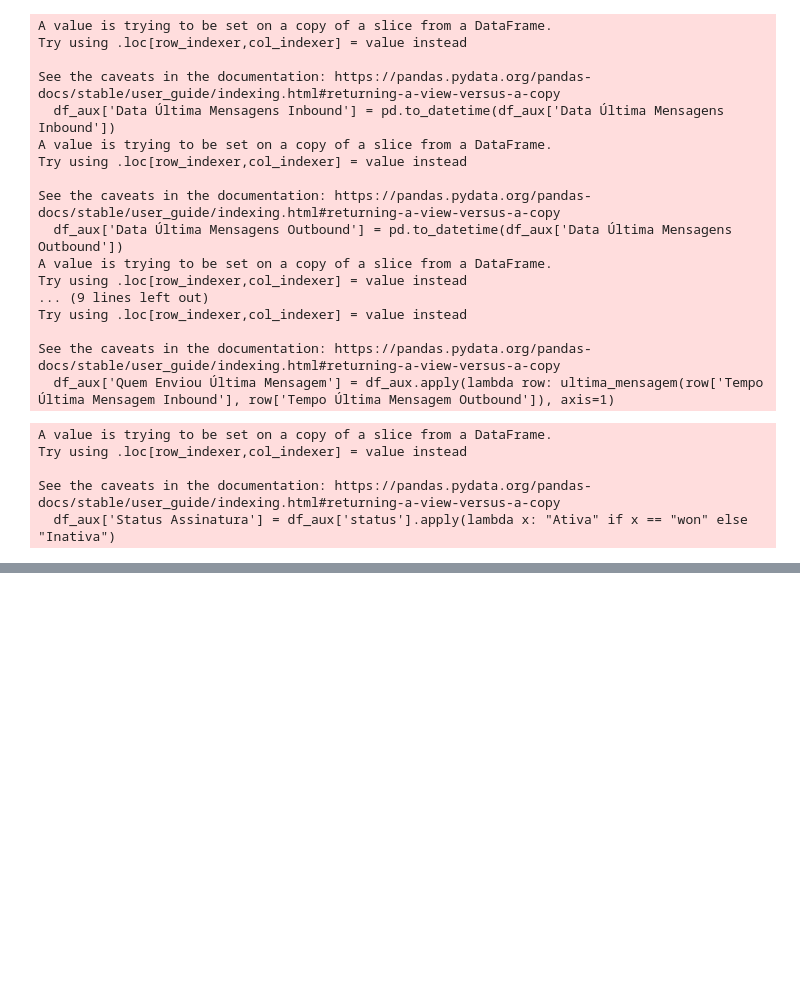
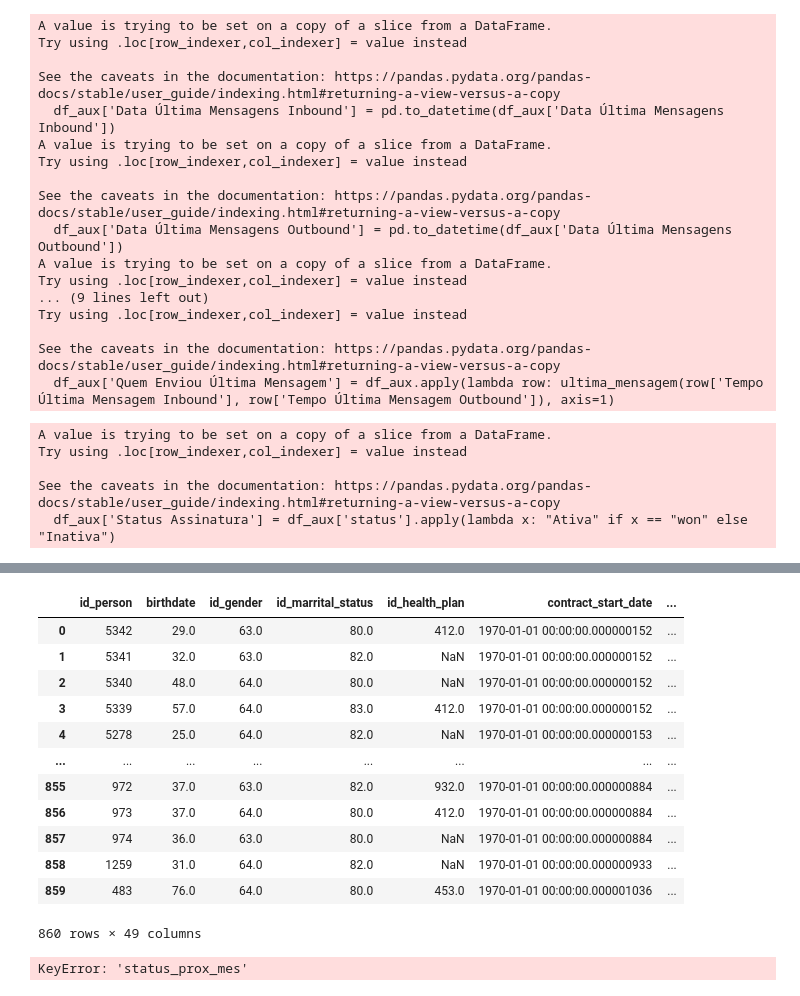
Before and after one commit to leoscarlato/deploy-sprint, a Jupyter notebook: notebooks/modelo.ipynb, the cells around one changed output, grey strips where cells are left out. Drawn from its saved outputs; the diff is of its cells as text; code cells hidden in the pictures; blank space fills up the shorter version.

```diff
--- a/notebooks/modelo.ipynb
+++ b/notebooks/modelo.ipynb
@@ -322,23 +324,36 @@ df_junho = tratamento(df_junho)
 df_novembro = tratamento(df_novembro)
 df_outubro = tratamento(df_outubro)
 df_setembro = tratamento(df_setembro)
-# %%
-def prox_status(df1, df2):
-    for i in range(len(df1)):
-        user_id = df1['id_person'].iloc[i]
-        if user_id in df2['id_person'].values:
-            index = df2[df2['id_person'] == user_id].index[0]
-            if df2['status'][index] == 'won':
-                df1.loc[i, 'status_prox_mes'] = 'won'
-            else:
-                df1.loc[i, 'status_prox_mes'] = 'lost'
-        else:
-            df1.loc[i, 'status_prox_mes'] = None
-
-
-lista_df = [df_junho, df_julho, df_agosto, df_setembro, df_outubro, df_novembro]
-for i in range(len(lista_df)-1):
-    prox_status(lista_df[i], lista_df[i+1])
+# %%
+def prox_status(df1, df2):
+    df2_novo = df2[df2['id_person'].isin(df1['id_person'].values)]
+    df = pd.merge(df1,df2_novo[['id_person','status']],on='id_person', how='left',suffixes=['','_prox_mes'])
+
+
+lista_df = [df_junho, df_julho]
+for i in range(len(lista_df)-1):
+    prox_status(lista_df[i], lista_df[i+1])
+# %% [output]
+|  | id_person | birthdate | id_gender | id_marrital_status | id_health_plan | contract_start_date | ... |
+| 0 | 5342 | 29.0 | 63.0 | 80.0 | 412.0 | 1970-01-01 00:00:00.000000152 | ... |
+| 1 | 5341 | 32.0 | 63.0 | 82.0 | NaN | 1970-01-01 00:00:00.000000152 | ... |
+| 2 | 5340 | 48.0 | 64.0 | 80.0 | NaN | 1970-01-01 00:00:00.000000152 | ... |
+| 3 | 5339 | 57.0 | 64.0 | 83.0 | 412.0 | 1970-01-01 00:00:00.000000152 | ... |
+| 4 | 5278 | 25.0 | 64.0 | 82.0 | NaN | 1970-01-01 00:00:00.000000153 | ... |
+| ... | ... | ... | ... | ... | ... | ... | ... |
+| 855 | 972 | 37.0 | 63.0 | 82.0 | 932.0 | 1970-01-01 00:00:00.000000884 | ... |
+| 856 | 973 | 37.0 | 64.0 | 80.0 | 412.0 | 1970-01-01 00:00:00.000000884 | ... |
+| 857 | 974 | 36.0 | 63.0 | 80.0 | NaN | 1970-01-01 00:00:00.000000884 | ... |
+| 858 | 1259 | 31.0 | 64.0 | 82.0 | NaN | 1970-01-01 00:00:00.000000933 | ... |
+| 859 | 483 | 76.0 | 64.0 | 80.0 | 453.0 | 1970-01-01 00:00:00.000001036 | ... |
+860 rows × 49 columns
+# %%
+# df_junho['status_prox_mes'].value_counts()
+# df_julho.dropna()
+df_junho['status_prox_mes'].value_counts()
+df_junho.tail(100)
+# %% [output]
+KeyError: 'status_prox_mes'
 # %%
 df_junho['status_prox_mes'].value_counts()
 # %% [output]
```
Also changed, not shown: parts of 18 cells of this notebook.
